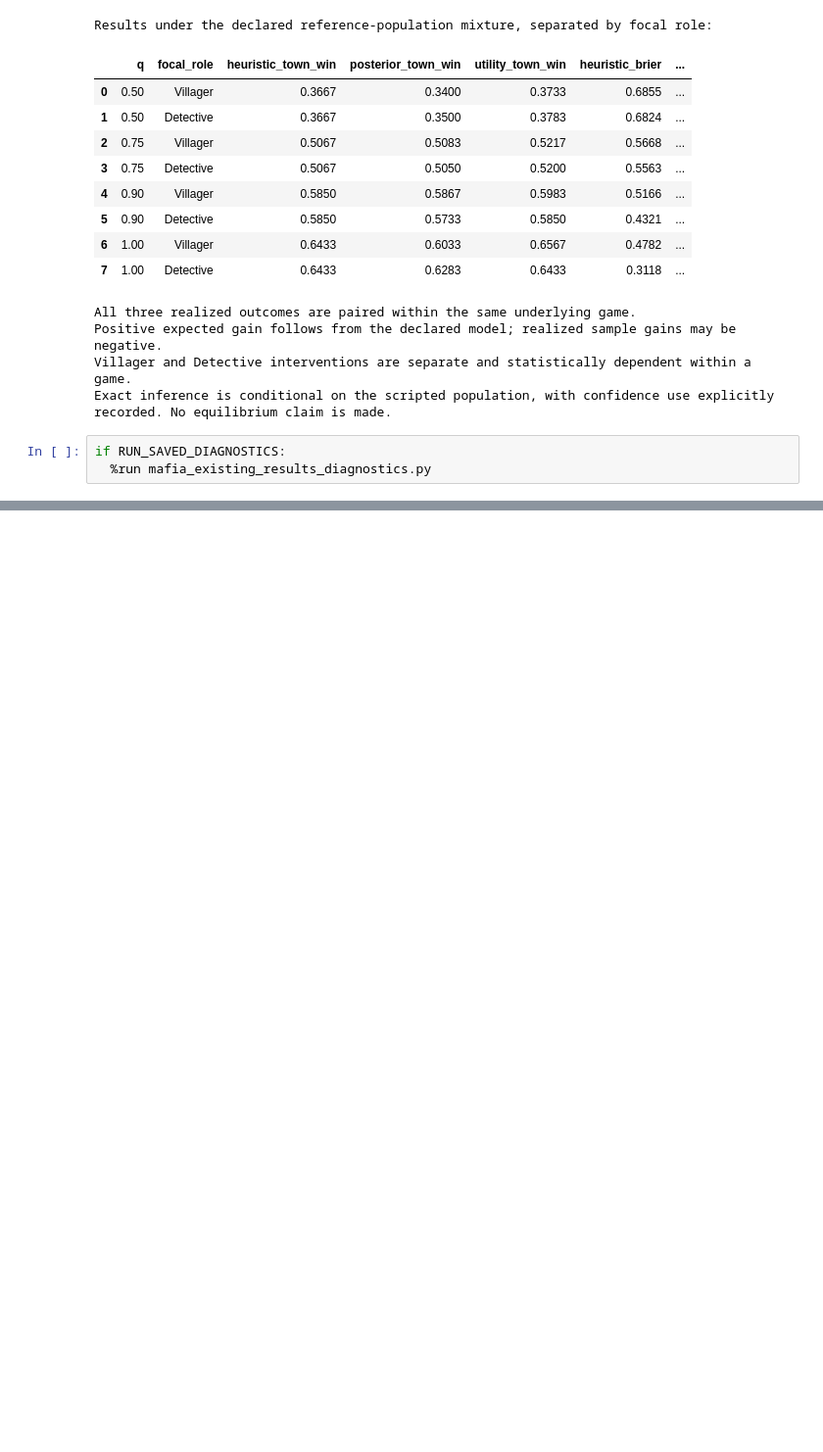
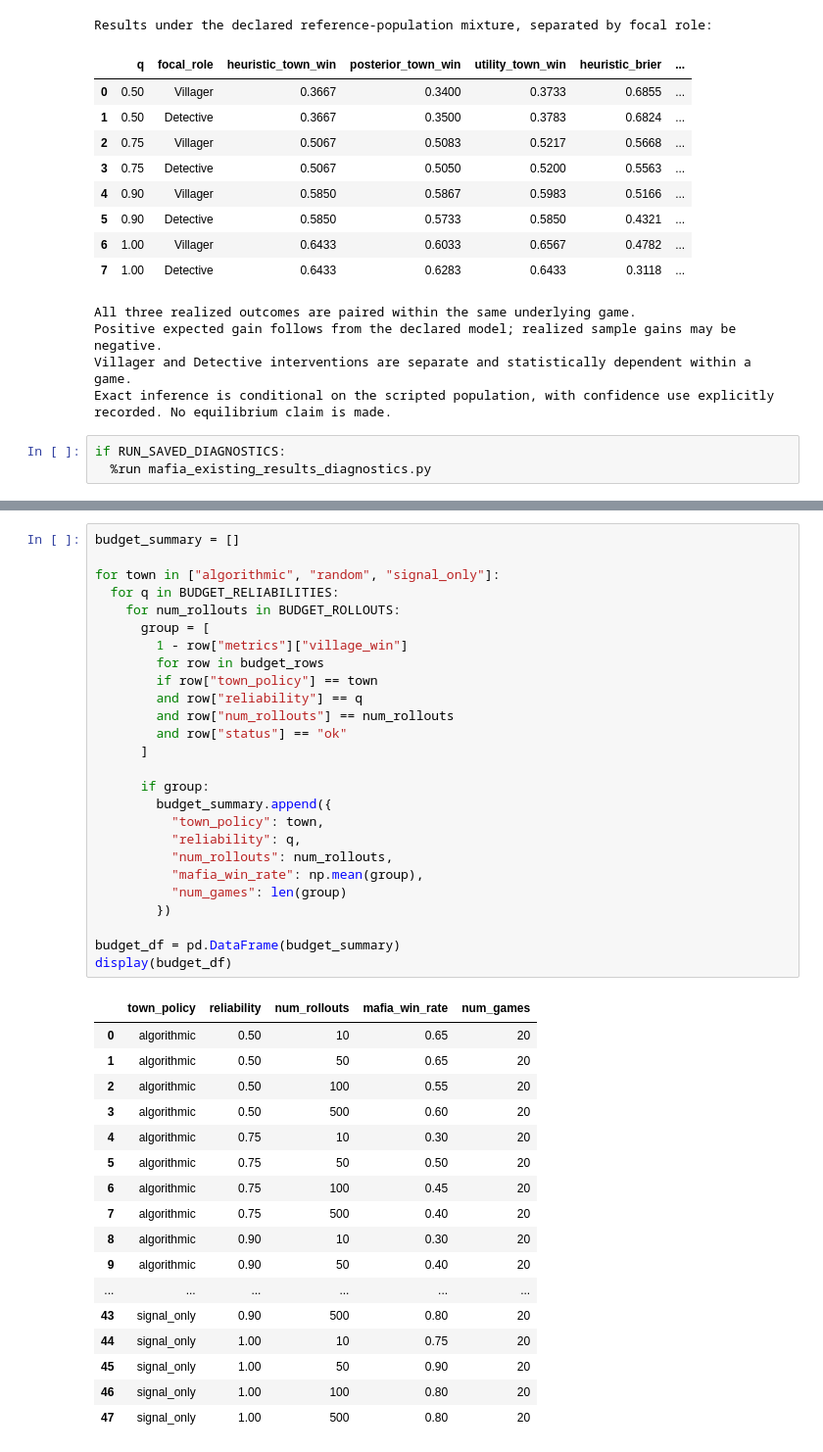
Before and after one commit to ddinesh19/15784_Mafia, a Jupyter notebook: Mafia_LocalLLM_Comparison.ipynb, the cells around one changed output, grey strips where cells are left out. Shown at 98% size. Saved outputs shown, nothing was run; the diff lists cells and outputs as text; blank space fills up the shorter version.

```diff
--- a/Mafia_LocalLLM_Comparison.ipynb
+++ b/Mafia_LocalLLM_Comparison.ipynb
@@ -2930,0 +3486,44 @@ if RUN_SAVED_DIAGNOSTICS:
+# %%
+budget_summary = []
+
+for town in ["algorithmic", "random", "signal_only"]:
+  for q in BUDGET_RELIABILITIES:
+    for num_rollouts in BUDGET_ROLLOUTS:
+      group = [
+        1 - row["metrics"]["village_win"]
+        for row in budget_rows
+        if row["town_policy"] == town
+        and row["reliability"] == q
+        and row["num_rollouts"] == num_rollouts
+        and row["status"] == "ok"
+      ]
+
+      if group:
+        budget_summary.append({
+          "town_policy": town,
+          "reliability": q,
+          "num_rollouts": num_rollouts,
+          "mafia_win_rate": np.mean(group),
+          "num_games": len(group)
+        })
+
+budget_df = pd.DataFrame(budget_summary)
+display(budget_df)
+# %% [output]
+|  | town_policy | reliability | num_rollouts | mafia_win_rate | num_games |
+| 0 | algorithmic | 0.50 | 10 | 0.65 | 20 |
+| 1 | algorithmic | 0.50 | 50 | 0.65 | 20 |
+| 2 | algorithmic | 0.50 | 100 | 0.55 | 20 |
+| 3 | algorithmic | 0.50 | 500 | 0.60 | 20 |
+| 4 | algorithmic | 0.75 | 10 | 0.30 | 20 |
+| 5 | algorithmic | 0.75 | 50 | 0.50 | 20 |
+| 6 | algorithmic | 0.75 | 100 | 0.45 | 20 |
+| 7 | algorithmic | 0.75 | 500 | 0.40 | 20 |
+| 8 | algorithmic | 0.90 | 10 | 0.30 | 20 |
+| 9 | algorithmic | 0.90 | 50 | 0.40 | 20 |
+| ... | ... | ... | ... | ... | ... |
+| 43 | signal_only | 0.90 | 500 | 0.80 | 20 |
+| 44 | signal_only | 1.00 | 10 | 0.75 | 20 |
+| 45 | signal_only | 1.00 | 50 | 0.90 | 20 |
+| 46 | signal_only | 1.00 | 100 | 0.80 | 20 |
+| 47 | signal_only | 1.00 | 500 | 0.80 | 20 |
```
Also changed, not shown: parts of 38 cells of this notebook.
